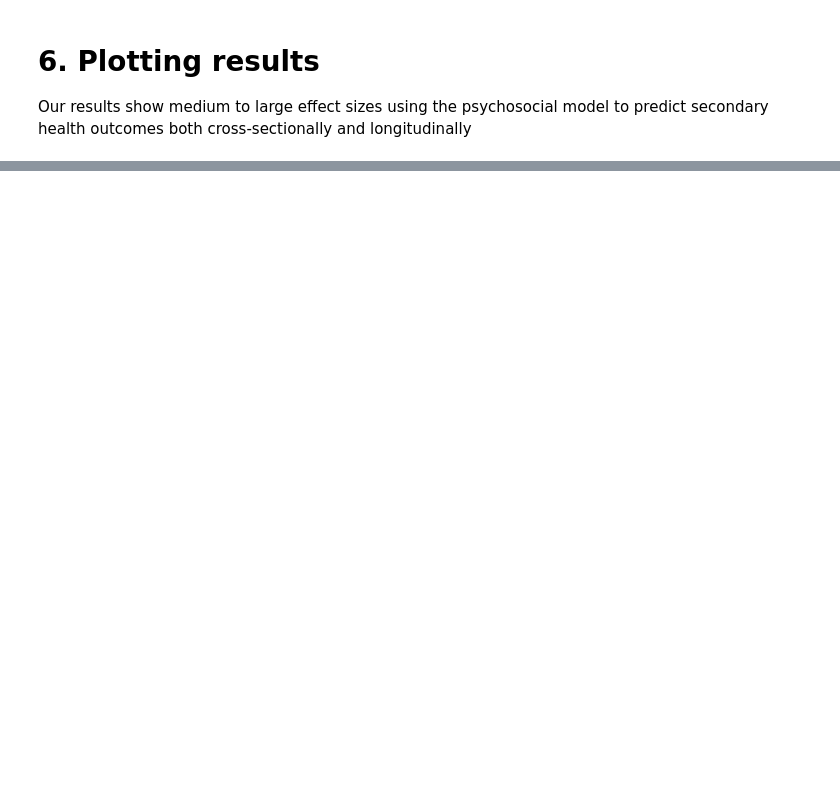
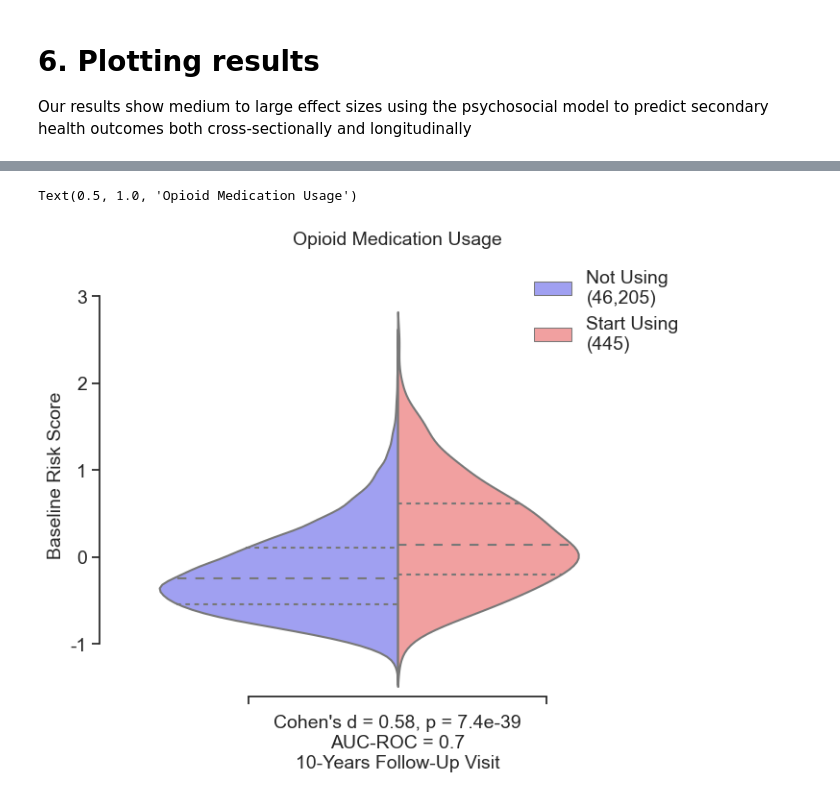
Before and after one commit to EVPlab/Chronic-Pain-Spreading, a Jupyter notebook: Scripts/8-secondary_outcomes.ipynb, the cells around one changed output, grey strips where cells are left out. Saved outputs shown, nothing was run; the diff lists cells and outputs as text; code cells hidden in the pictures; blank space fills up the shorter version.

```diff
--- a/Scripts/8-secondary_outcomes.ipynb
+++ b/Scripts/8-secondary_outcomes.ipynb
@@ -287,0 +196,20 @@ No artists with labels found to put in legend.  Note that artists whose label st
+# %%
+plt.rcParams['font.size'] = 14
+sns.set_style("white")
+fig, ax = plt.subplots(figsize=(8, 6))
+
+# Risk Opioids
+sns.violinplot(ax = ax, data=TMP_DF, x="X", y='PLS_T0', hue='OP_Risk', split=True, inner="quartile", palette = [sns.color_palette('bwr', 6)[1], sns.color_palette('bwr', 6)[-2]])
+ax.legend(frameon=False, fontsize = 14)
+ax.spines['left'].set_bounds((-1, 3))
+ax.set_ylim(-1.6, 3.5), ax.set_ylabel('Baseline Risk Score', fontsize = 14)
+ax.set_yticks(np.arange(-1,4,1)), ax.set_yticklabels([-1,0,1,2,3], fontsize = 14)
+ax.set_title('Opioid Medication\nUsage', fontdict={'fontsize': 14})
+ax.set_xlabel("Cohen's d = " + str(dR1) + ", p = 7.4e-39\nAUC-ROC = " + str(aucR1) + "\n10-Years Follow-Up Visit", fontsize = 14)
+ax.tick_params(left=True, bottom=True), ax.set_xticks([-0.25,0.25])
+ax.spines['right'].set_visible(False), ax.spines['top'].set_visible(False)
+ax.spines['bottom'].set_bounds((-0.25, 0.25))
+ax.set_title('Opioid Medication Usage', fontdict={'fontsize': 14})
+# %% [output]
+Text(0.5, 1.0, 'Opioid Medication Usage')
+[figure, added]
```
Also changed, not shown: parts of 12 cells of this notebook, 1 other file.
